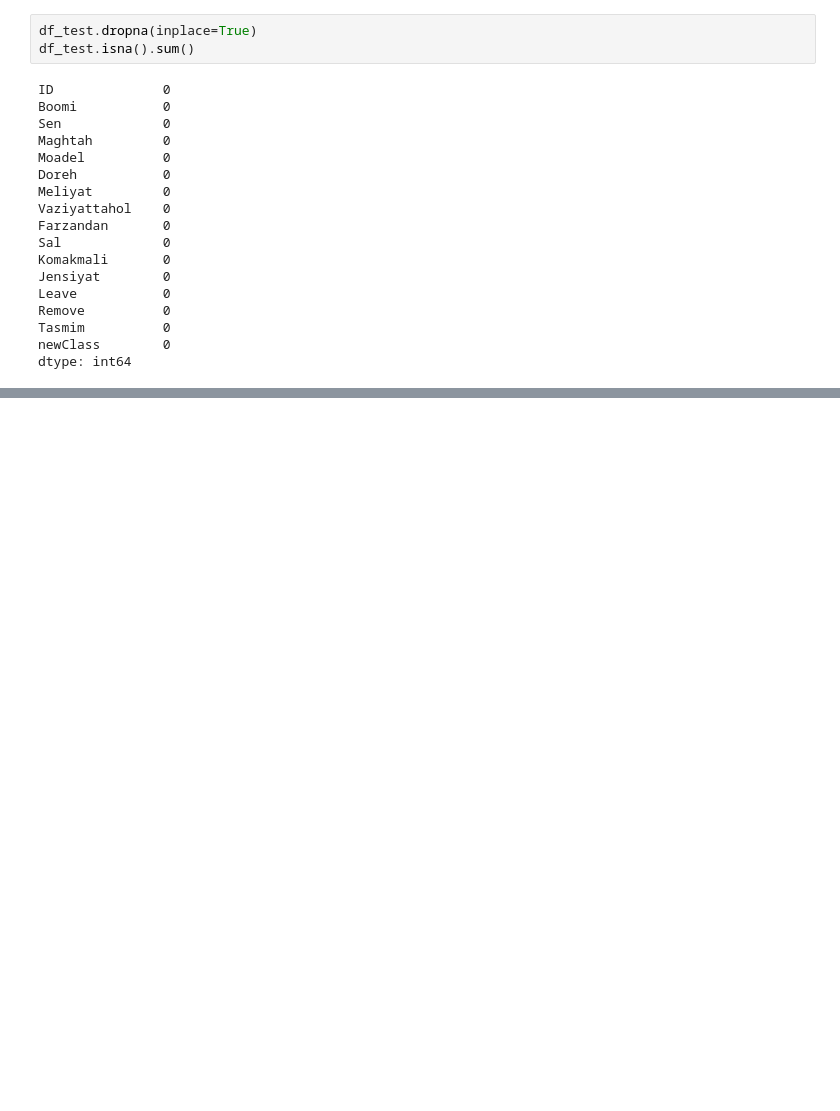
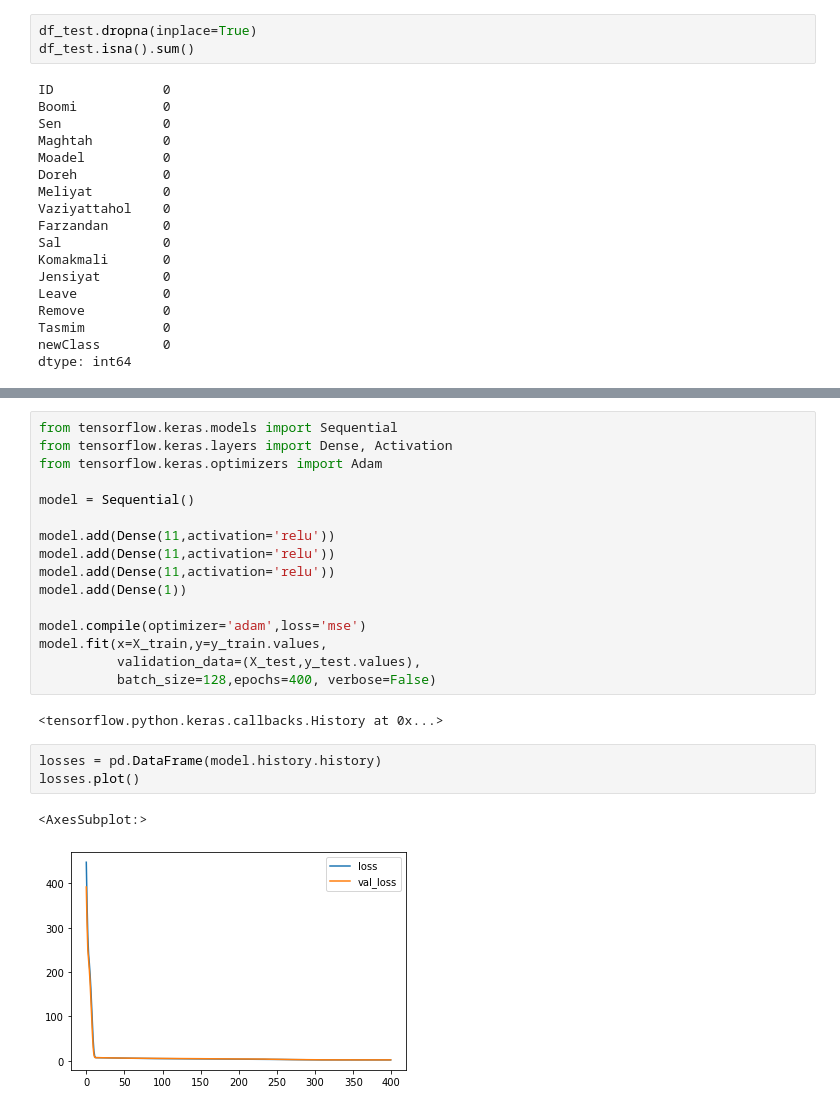
Before and after one commit to mghasemi19/ML_EconEduc, a Jupyter notebook: For_test.ipynb, the cells around one changed output, grey strips where cells are left out. Cells and saved outputs as stored; diff of their text form; blank space fills up the shorter version.

```diff
--- a/For_test.ipynb
+++ b/For_test.ipynb
@@ -202,0 +269,24 @@ weighted avg       1.00      1.00      1.00       681
+# %%
+from tensorflow.keras.models import Sequential
+from tensorflow.keras.layers import Dense, Activation
+from tensorflow.keras.optimizers import Adam
+
+model = Sequential()
+
+model.add(Dense(11,activation='relu'))
+model.add(Dense(11,activation='relu'))
+model.add(Dense(11,activation='relu'))
+model.add(Dense(1))
+
+model.compile(optimizer='adam',loss='mse')
+model.fit(x=X_train,y=y_train.values,
+          validation_data=(X_test,y_test.values),
+          batch_size=128,epochs=400, verbose=False)
+# %% [output]
+<tensorflow.python.keras.callbacks.History at 0x...>
+# %%
+losses = pd.DataFrame(model.history.history)
+losses.plot()
+# %% [output]
+<AxesSubplot:>
+[figure, added]
```
Also changed, not shown: parts of 6 cells of this notebook, 2 other files.
